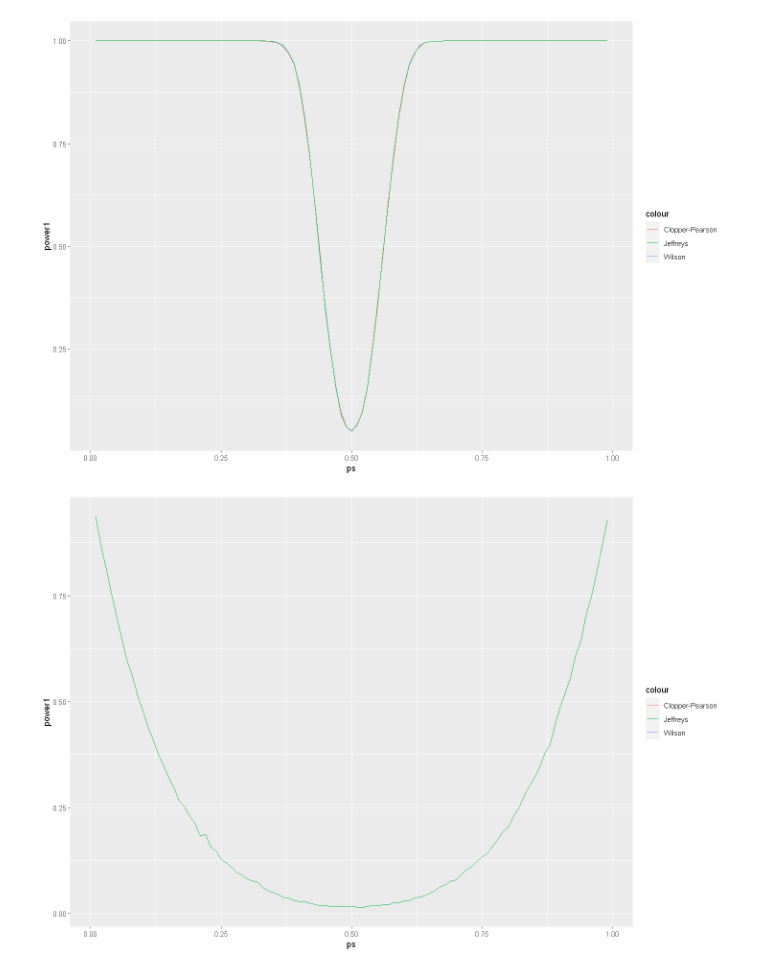
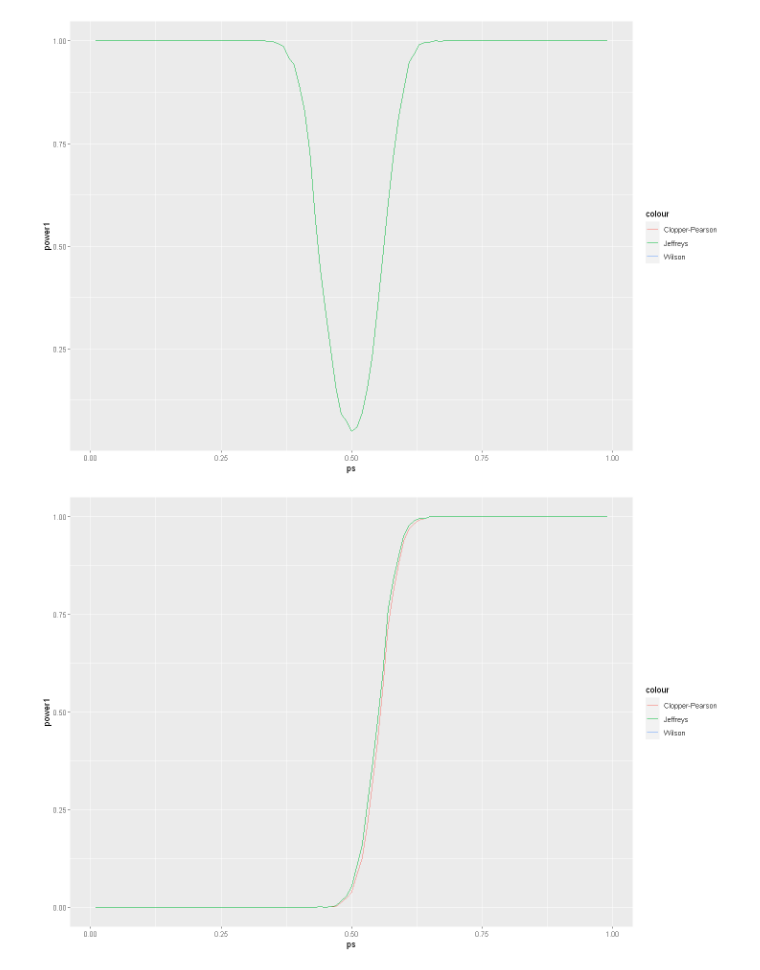
Before and after one commit to mweuro/Sprawozdanie_2_PS, a Jupyter notebook: Malec.ipynb, the cells around one changed output. Saved outputs shown, nothing was run; the diff lists cells and outputs as text; code cells hidden in the pictures.

```diff
--- a/Malec.ipynb
+++ b/Malec.ipynb
@@ -13,7 +13,7 @@ options(repr.plot.width = 12, repr.plot.height = 8)
 n <- 7
 p0 <- 0.5
 alpha <- 0.05
-N <- 100000
+N <- 1000
 ps <- seq(0.01, 0.99, 0.01)
 power <- c()
 
@@ -57,7 +57,8 @@ power <- c()
 
 for (p in ps) {
     S <- rbinom(N, size=n, prob=p)
-    tests <- pbinom(S, size=n, prob=p0) > alpha/2  &  dbinom(S, size=n, prob=p0) + pbinom(S, size=n, prob=p0, lower.tail=FALSE) > alpha/2
+    tests <- qbeta(alpha/2, S, n - S + 1) < p0  &  p0 < qbeta(1 - alpha/2, S + 1, n - S)
+    #tests <- pbinom(S, size=n, prob=p0) > alpha/2  &  dbinom(S, size=n, prob=p0) + pbinom(S, size=n, prob=p0, lower.tail=FALSE) > alpha/2
     power <- append(power, 1 - sum(tests) / N)
 }
 
@@ -244,28 +276,24 @@ ggplot() +
 n <- 250
 p0 <- 0.5
 alpha <- 0.05
-N <- 10000
+N <- 1000
 ps <- seq(0.01, 0.99, 0.01)
 
 power1 <- c()
+power2 <- c()
+power3 <- c()
+
 for (p in ps) {
     S <- rbinom(N, prob=p, size=n)
+
     intervals <- BinomCI(S, n, method="wilson")
     tests <- intervals[,2] < p0  &  p0 < intervals[,3]
     power1 <- append(power1, 1 - sum(tests) / N)
-}
 
-power2 <- c()
-for (p in ps) {
-    S <- rbinom(N, size=n, prob=p)
     intervals <- BinomCI(S, n, method="clopper-pearson")
     tests <- intervals[,2] < p0  &  p0 < intervals[,3]
     power2 <- append(power2, 1 - sum(tests) / N)
-}
 
-power3 <- c()
-for (p in ps) {
-    S <- rbinom(N, prob=p, size=n)
     intervals <- BinomCI(S, n, method="jeffreys")
     tests <- intervals[,2] < p0  &  p0 < intervals[,3]
     power3 <- append(power3, 1 - sum(tests) / N)
@@ -278,36 +306,36 @@ ggplot() +
 # %% [output]
 [figure]
 # %%
-n <- 7
+n <- 250
 p0 <- 0.5
 alpha <- 0.05
-N <- 10000
+N <- 1000
 ps <- seq(0.01, 0.99, 0.01)
 
 power1 <- c()
 power2 <- c()
 power3 <- c()
 
 for (p in ps) {
     S <- rbinom(N, prob=p, size=n)
 
-    intervals1 <- BinomCI(S, n, method="wilson")
-    tests1 <- intervals1[,2] < p0  &  p0 < intervals1[,3]
-    power1 <- append(power1, 1 - sum(tests1) / N)
+    intervals <- BinomCI(S, n, method="wilson", sides="left")
+    tests <- intervals[,2] < p0  &  p0 < intervals[,3]
+    power1 <- append(power1, 1 - sum(tests) / N)
 
-    intervals2 <- BinomCI(S, n, method="clopper-pearson")
-    tests2 <- intervals2[,2] < p0  &  p0 < intervals2[,3]
-    power2 <- append(power2, 1 - sum(tests2) / N)
+    intervals <- BinomCI(S, n, method="clopper-pearson", sides="left")
+    tests <- intervals[,2] < p0  &  p0 < intervals[,3]
+    power2 <- append(power2, 1 - sum(tests) / N)
 
-    intervals3 <- BinomCI(S, n, method="jeffreys")
-    tests3 <- intervals3[,2] < p0  &  p0 < intervals3[,3]
-    power3 <- append(power3, 1 - sum(tests3) / N)
+    intervals <- BinomCI(S, n, method="jeffreys", sides="left")
+    tests <- intervals[,2] < p0  &  p0 < intervals[,3]
+    power3 <- append(power3, 1 - sum(tests) / N)
 }
 
 ggplot() +
   geom_line(aes(ps, power1, col="Wilson")) +
   geom_line(aes(ps, power2, col="Clopper-Pearson")) +
   geom_line(aes(ps, power3, col="Jeffreys"))
 # %% [output]
-[figure, old version]
+[figure, new version]
 # %%
```
Also changed, not shown: parts of 6 cells of this notebook.
